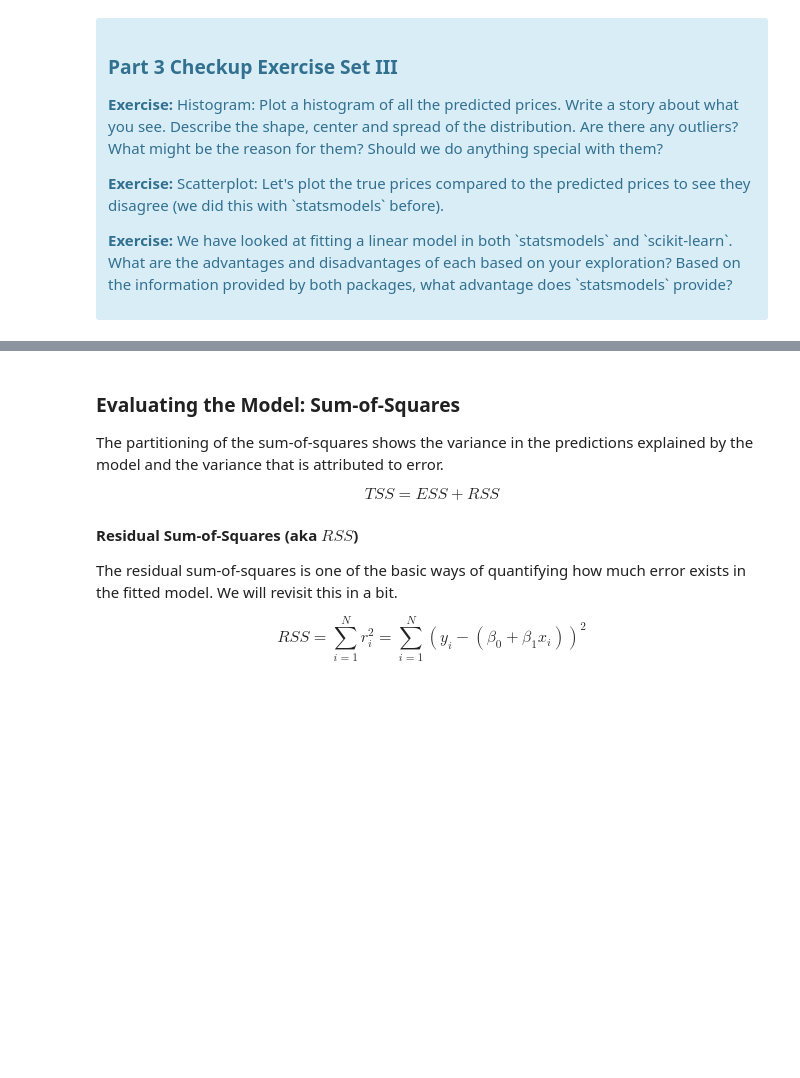
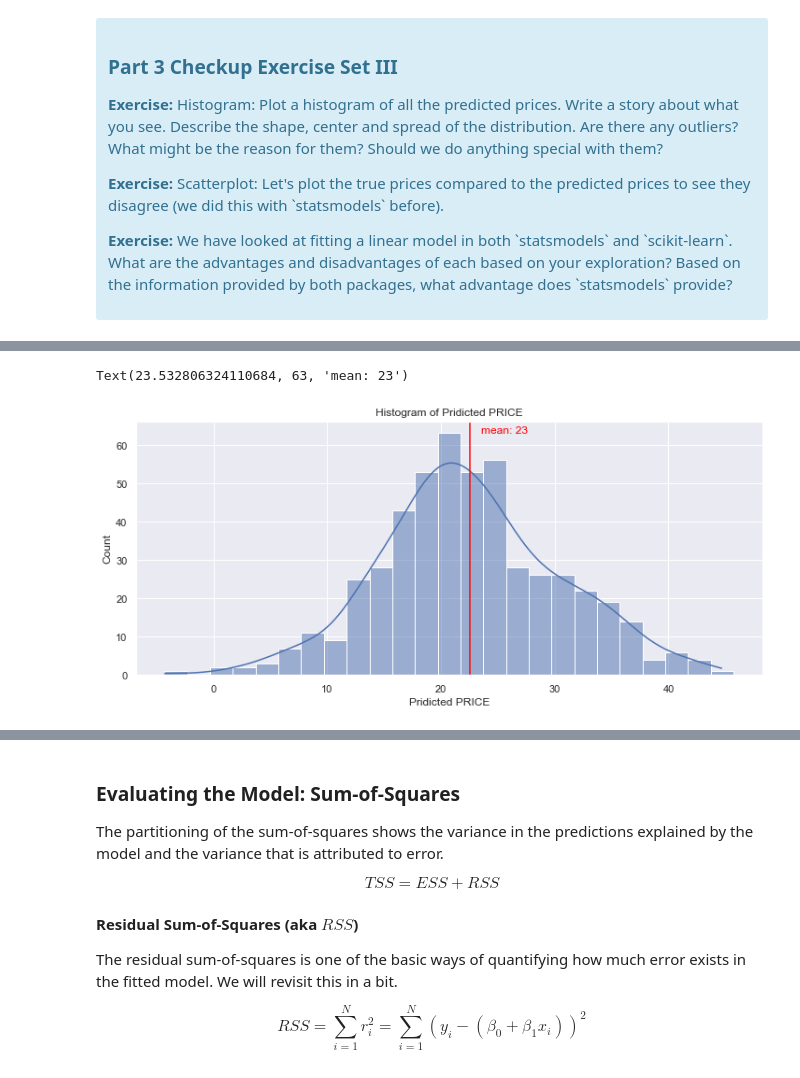
Before and after one commit to yoheita/Springboard, a Jupyter notebook: Case Studies/Mini_Project_Linear_Regression.ipynb, the cells around one changed output, grey strips where cells are left out. Saved outputs shown, nothing was run; the diff lists cells and outputs as text; code cells hidden in the pictures; blank space fills up the shorter version.

```diff
--- a/Case Studies/Mini_Project_Linear_Regression.ipynb
+++ b/Case Studies/Mini_Project_Linear_Regression.ipynb
@@ -558,4 +555,3 @@ Main functions | Description
 # %%
 # Look inside lm object
 # lm.<tab>
-lm.fit(X,bos.PRICE)
@@ -699,0 +673,12 @@ Text(0, 0.5, 'Predicted price')
+# %%
+sea.set(rc = {'figure.figsize':(12,5)})
+ax = sea.histplot(data = lm.predict(X),  kde = True, binwidth= 2)
+ax.set(title = "Histogram of Pridicted PRICE", xlabel = "Pridicted PRICE")
+
+plt.axvline(lm.predict(X).mean(), color = 'red', label = 'mean')
+plt.text(x =lm.predict(X).mean() + 1, y = max([h.get_height() for h in ax.patches]),
+         s = 'mean: {:.0f}'.format(lm.predict(X).mean()),
+        color = 'red')
+# %% [output]
+Text(23.532806324110684, 63, 'mean: 23')
+[figure, added]
```
Also changed, not shown: parts of 59 cells of this notebook.
